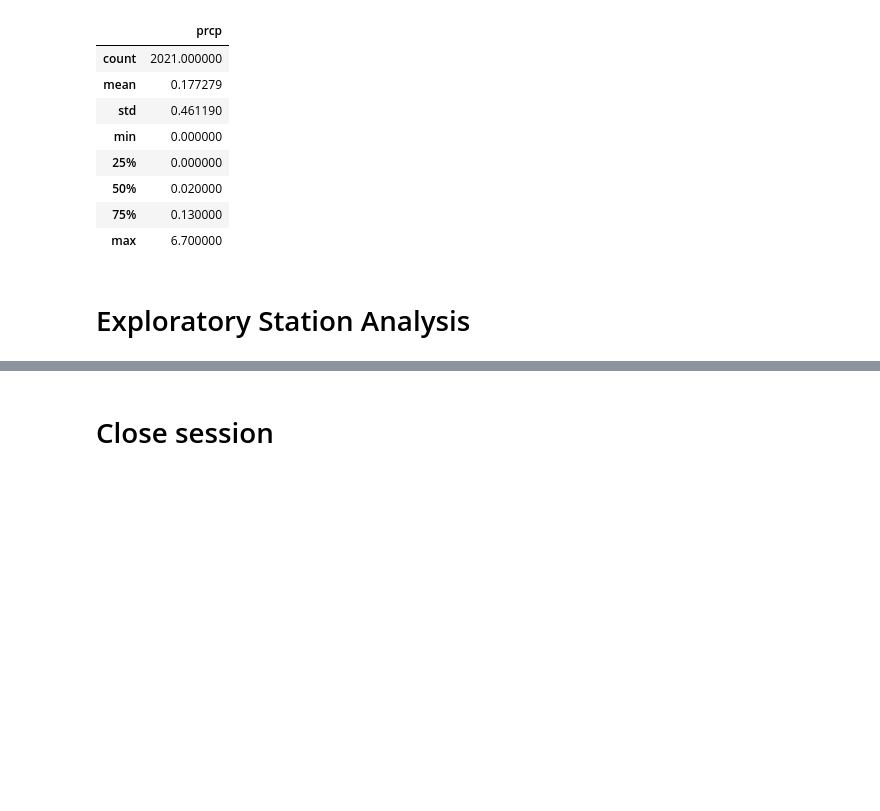
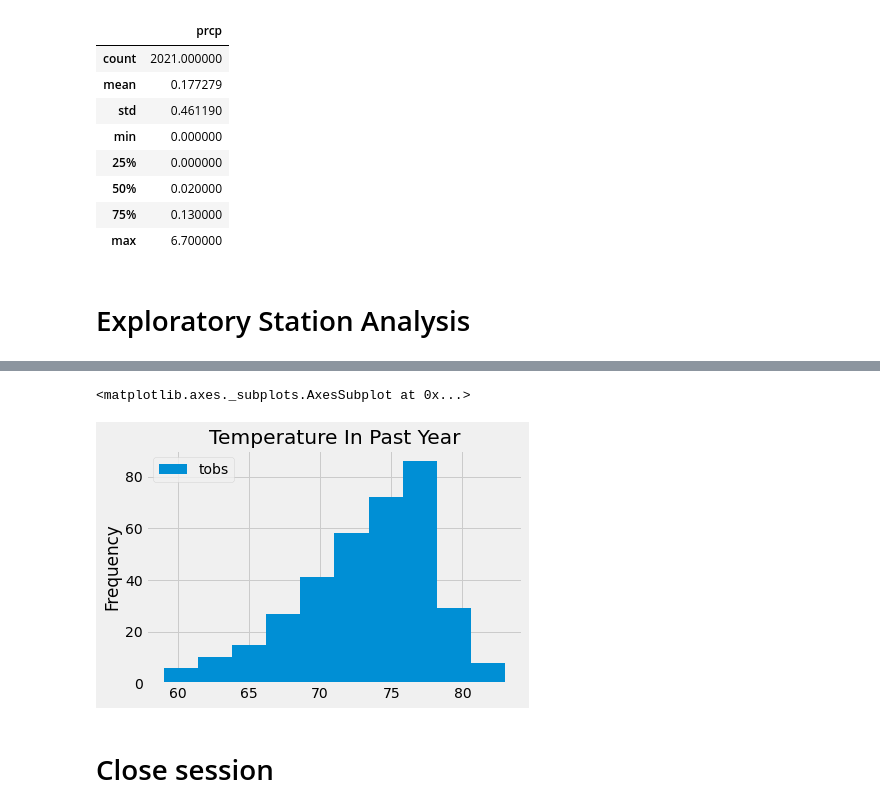
Before and after one commit to MLozano88/sqlalchemy-challenge, a Jupyter notebook: climate_starter.ipynb, the cells around one changed output, grey strips where cells are left out. Drawn from its saved outputs; the diff is of its cells as text; code cells hidden in the pictures; blank space fills up the shorter version.

```diff
--- a/climate_starter.ipynb
+++ b/climate_starter.ipynb
@@ -17,7 +17,7 @@ from sqlalchemy.orm import Session
 from sqlalchemy import create_engine, func, inspect
 # %%
 # create engine to hawaii.sqlite
-engine = create_engine("sqlite:///hawaii.sqlite")
+engine = create_engine("sqlite:///Resources/hawaii.sqlite")
 # %%
 # reflect an existing database into a new model
 Base = automap_base()
@@ -131,3 +179,9 @@ past_year_df.describe()
+# %%
+#Historgram for temperature at the most active station
+past_year_df.plot(kind='hist',title="Temperature In Past Year", grid=True,legend=True)
+# %% [output]
+<matplotlib.axes._subplots.AxesSubplot at 0x...>
+[figure, added]
 # %% [markdown]
 # Close session
 # %%
```
Also changed, not shown: parts of 6 cells of this notebook, 4 other files.
